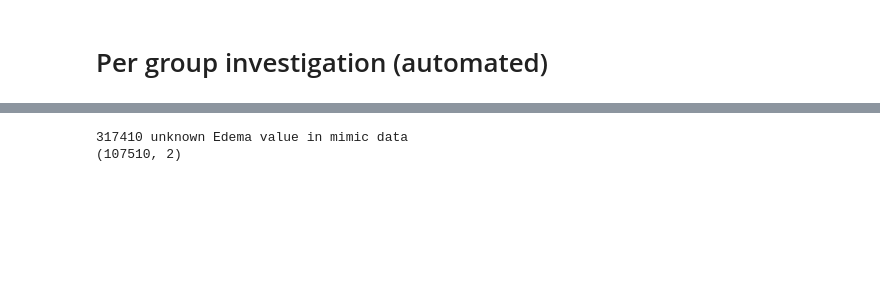
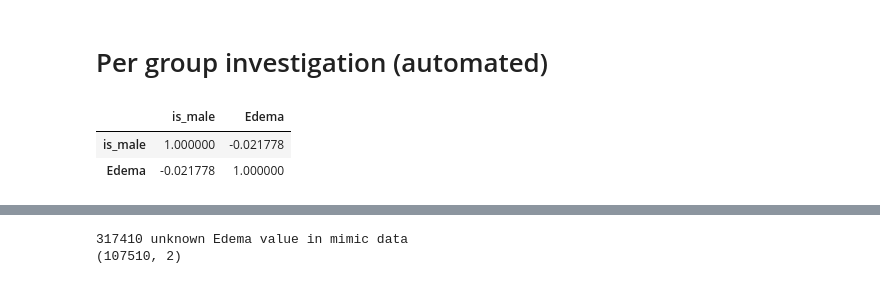
Before and after one commit to nathanwang000/ConceptCredibleModel, a Jupyter notebook: notebooks/mimic_stats.ipynb, the cells around one changed output, grey strips where cells are left out. Saved outputs shown, nothing was run; the diff lists cells and outputs as text; code cells hidden in the pictures; blank space fills up the shorter version.

```diff
--- a/notebooks/mimic_stats.ipynb
+++ b/notebooks/mimic_stats.ipynb
@@ -320,5 +168,74 @@ def get_approach_name(fn, alpha):
         return methods[4]
     else:
         raise Exception(f"not defined name {name}")
+# %%
+def subsample_mimic(m, t, task): # m is a df
+    np.random.seed(42)
+    z = np.random.rand(len(m))
+    drop = (m['gender'] == 'M') * (m[task] == 0) + (m['gender'] == 'F') * (m[task] == 1)
+    drop = drop * (z <= t)
+    m_test = m[~drop]
+    return m_test
+
+def get_test(m): # m is a df
+    indices = list(range(len(m)))
+    labels = list(m[task])
+    _, test_indices = train_test_split(indices, stratify=labels, random_state=42)
+    m_test = m.iloc[test_indices]
+    return m_test
+
+def get_non_subsample_test(m, t, task): # m is a df
+    # unbiased and not using train val from biased training
+    np.random.seed(42)
+    z = np.random.rand(len(m))
+    drop = (m['gender'] == 'M') * (m[task] == 0) + (m['gender'] == 'F') * (m[task] == 1)
+    drop = drop * (z <= t)
+    # print(np.array(~drop).nonzero()[0])
+    indices = list(np.array(~drop).nonzero()[0])
+    labels = list(m[task].iloc[indices])
+    trval_indices, _ = train_test_split(indices, stratify=labels, random_state=42)
+
+    # resample
+    indices = list(range(len(m)))
+    labels = list(m[task])
+    _, test_indices = train_test_split(indices, stratify=labels, random_state=42)
+
+    # exclude trval
+    # print('before', len(test_indices))
+    test_indices = list(set(test_indices) - set(trval_indices))
+    # print('after', len(test_indices))
+
+    m_test = m.iloc[test_indices]
+    return m_test
+
+def get_non_subsample_test_corr(m, t, task, mpfn_proportion): # m is a df
+    '''
+    mpfn_proportion varies from 0 to 1, 0.5 is uncorrelation, 0 is corr -1, 1 is corr 1
+    '''
+    assert 0 <= mpfn_proportion <= 1, "proportion need to be within [0,1]"
+    np.random.seed(42)
+    z = np.random.rand(len(m))
+    drop = (m['gender'] == 'M') * (m[task] == 0) + (m['gender'] == 'F') * (m[task] == 1)
+    drop = drop * (z <= t)
+    # print(np.array(~drop).nonzero()[0])
+    indices = list(np.array(~drop).nonzero()[0])
+    labels = list(m[task].iloc[indices])
+    trval_indices, _ = train_test_split(indices, stratify=labels, random_state=42)
+    test_indices = list(set(range(len(m))) - set(trval_indices))
+
+    # resample
+    m_test = m.iloc[test_indices]
+    mp_fn = np.array((m_test['gender'] == 'M') * (m_test[task] == 1) + (m_test['gender'] == 'F') * (m_test[task] == 0))
+    n_mpfn = sum(mp_fn)
+    n = min(n_mpfn, len(m_test) - n_mpfn)
+    mp_fn_indices = np.random.permutation(mp_fn.nonzero()[0])[:int(mpfn_proportion * n)]
+    mn_fp_indices = np.random.permutation((~mp_fn).nonzero()[0])[:n-int(mpfn_proportion * n)]
+    return m_test.iloc[np.hstack([mp_fn_indices, mn_fp_indices])]
+
+get_non_subsample_test_corr(m.df, 0.9, task, 0.5)[['is_male', task]].corr()
+# %% [output]
+|  | is_male | Edema |
+| is_male | 1.000000 | -0.021778 |
+| Edema | -0.021778 | 1.000000 |
 # %%
 filenames = [ # name, t, alpha
```
Also changed, not shown: parts of 16 cells of this notebook.
